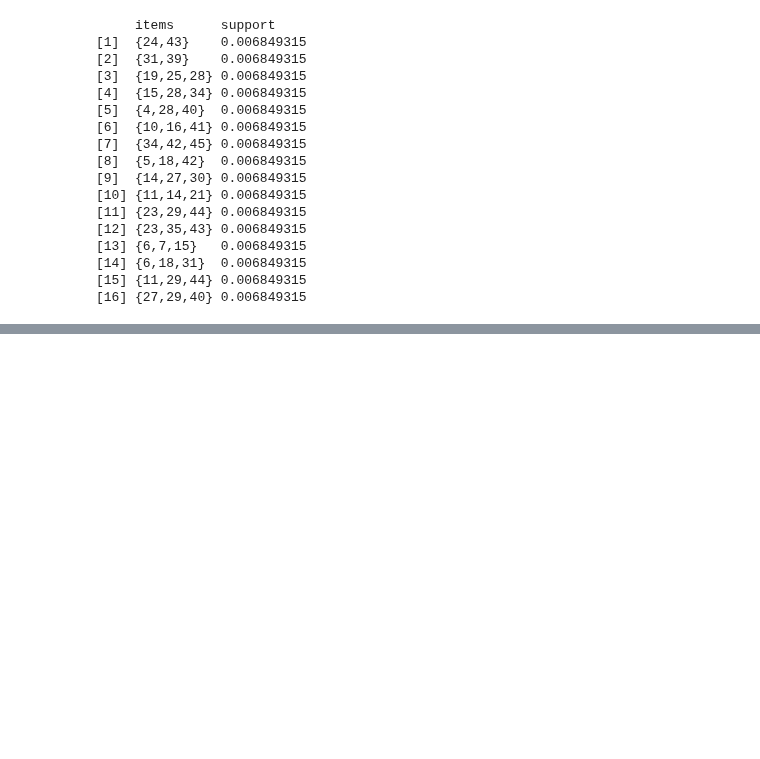
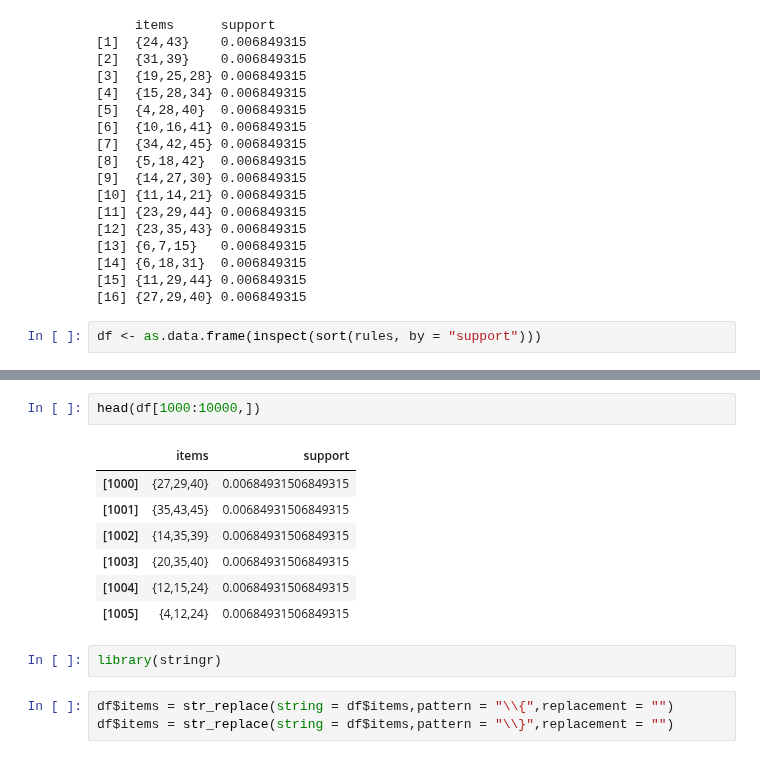
Before and after one commit to byungjun0689/DataScience, a Jupyter notebook: KMU/Second Semester/DataMining/1203_Lotte_Proejct/Lotte.ipynb, the cells around one changed output, grey strips where cells are left out. Cells and saved outputs as stored; diff of their text form; blank space fills up the shorter version.

```diff
--- a/KMU/Second Semester/DataMining/1203_Lotte_Proejct/Lotte.ipynb
+++ b/KMU/Second Semester/DataMining/1203_Lotte_Proejct/Lotte.ipynb
@@ -236,3 +245,5 @@ inspect(sort(rules[rules@quality$support >= 0.005 & rules@quality$support <= 0.0
 [14] {6,18,31}  0.006849315
 [15] {11,29,44} 0.006849315
 [16] {27,29,40} 0.006849315
+# %%
+df <- as.data.frame(inspect(sort(rules, by = "support")))
@@ -238,0 +268,15 @@ inspect(sort(rules[rules@quality$support >= 0.005 & rules@quality$support <= 0.0
+# %%
+head(df[1000:10000,])
+# %% [output]
+|  | items | support |
+| [1000] | {27,29,40} | 0.00684931506849315 |
+| [1001] | {35,43,45} | 0.00684931506849315 |
+| [1002] | {14,35,39} | 0.00684931506849315 |
+| [1003] | {20,35,40} | 0.00684931506849315 |
+| [1004] | {12,15,24} | 0.00684931506849315 |
+| [1005] | {4,12,24} | 0.00684931506849315 |
+# %%
+library(stringr)
+# %%
+df$items = str_replace(string = df$items,pattern = "\\{",replacement = "")
+df$items = str_replace(string = df$items,pattern = "\\}",replacement = "")
```
Also changed, not shown: parts of 6 cells of this notebook, 3 other files.
